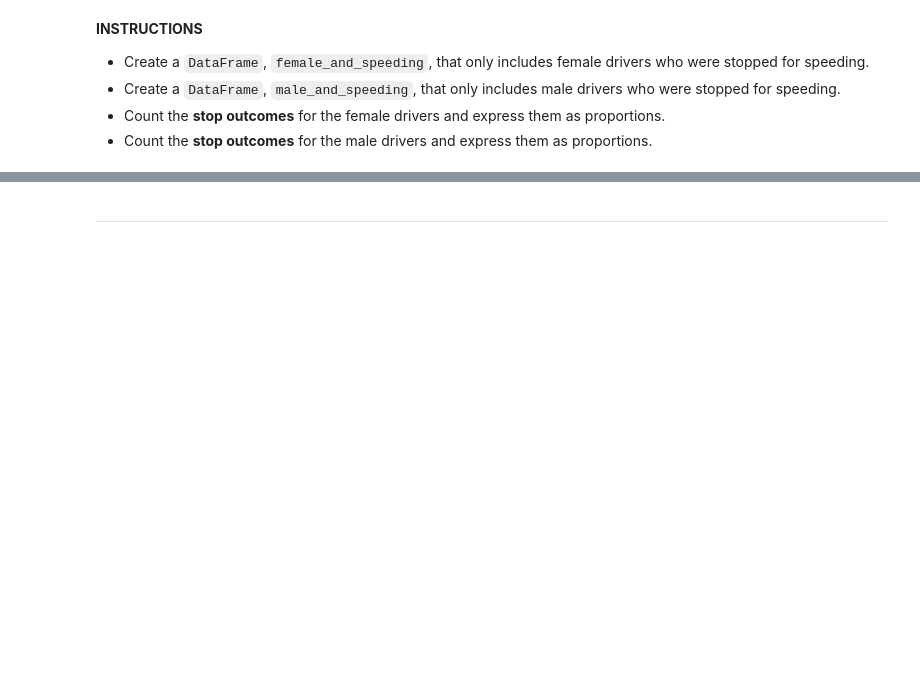
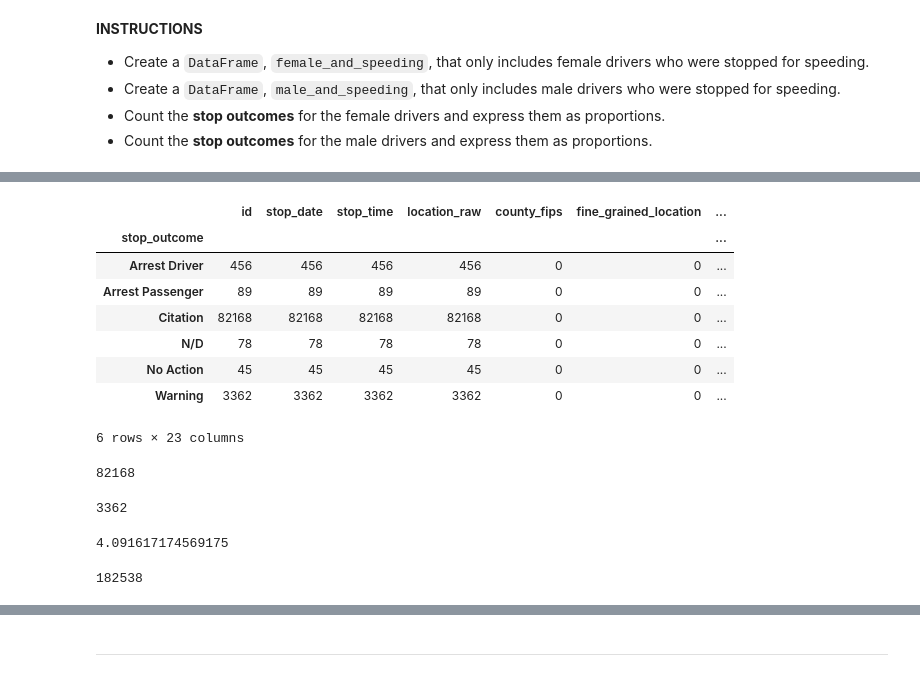
Before and after one commit to Ertugrul-Kurubal/Data-Analysis-With-Python-Projects, a Jupyter notebook: 02-Exploring The Relationship Between Gender And Policing (Student).ipynb, the cells around one changed output, grey strips where cells are left out. Drawn from its saved outputs; the diff is of its cells as text; code cells hidden in the pictures; blank space fills up the shorter version.

```diff
--- a/02-Exploring The Relationship Between Gender And Policing (Student).ipynb
+++ b/02-Exploring The Relationship Between Gender And Policing (Student).ipynb
@@ -212,0 +253,31 @@ Then, for each **gender**, you'll use the ``stop_outcome`` column to calculate w
+# %%
+female_and_speeding.groupby("stop_outcome").count()
+# %% [output]
+|  | id | stop_date | stop_time | location_raw | county_fips | fine_grained_location | ... |
+| stop_outcome |  |  |  |  |  |  | ... |
+| Arrest Driver | 456 | 456 | 456 | 456 | 0 | 0 | ... |
+| Arrest Passenger | 89 | 89 | 89 | 89 | 0 | 0 | ... |
+| Citation | 82168 | 82168 | 82168 | 82168 | 0 | 0 | ... |
+| N/D | 78 | 78 | 78 | 78 | 0 | 0 | ... |
+| No Action | 45 | 45 | 45 | 45 | 0 | 0 | ... |
+| Warning | 3362 | 3362 | 3362 | 3362 | 0 | 0 | ... |
+6 rows × 23 columns
+# %%
+cita_f = len(female_and_speeding[female_and_speeding["stop_outcome"] == "Citation"])
+cita_f
+# %% [output]
+82168
+# %%
+warn_f = len(female_and_speeding[female_and_speeding["stop_outcome"] == "Warning"])
+warn_f
+# %% [output]
+3362
+# %%
+rate_f = (warn_f/cita_f)*100
+rate_f
+# %% [output]
+4.091617174569175
+# %%
+male_and_speeding["stop_outcome"].count()
+# %% [output]
+182538
```
Also changed, not shown: parts of 7 cells of this notebook.
